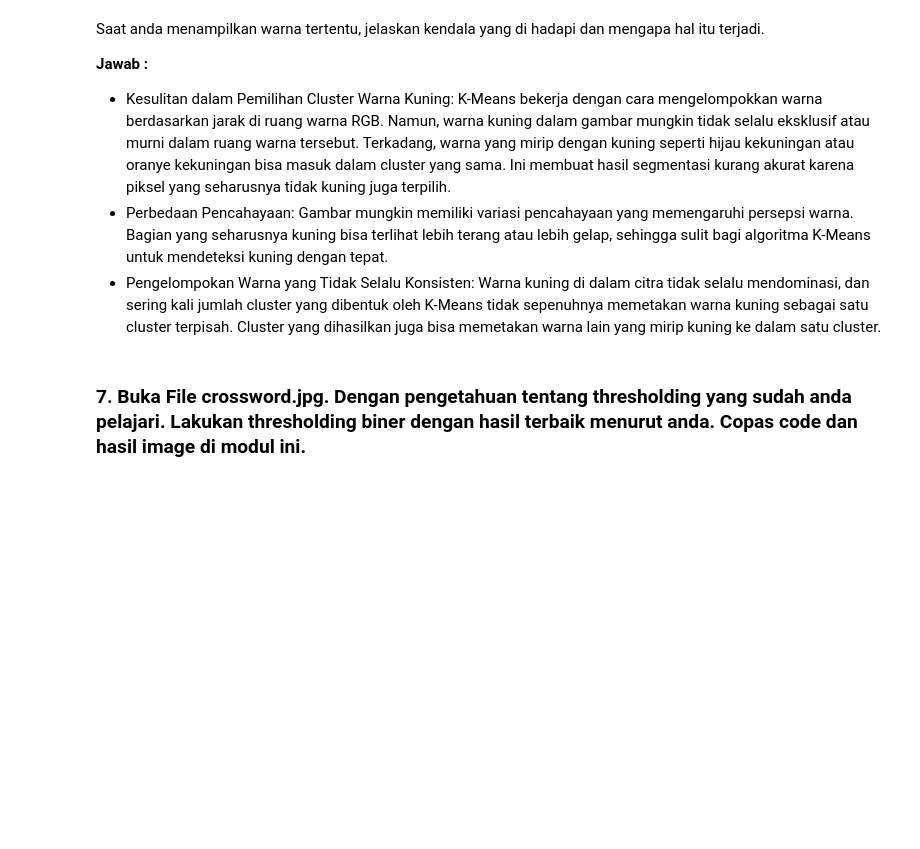
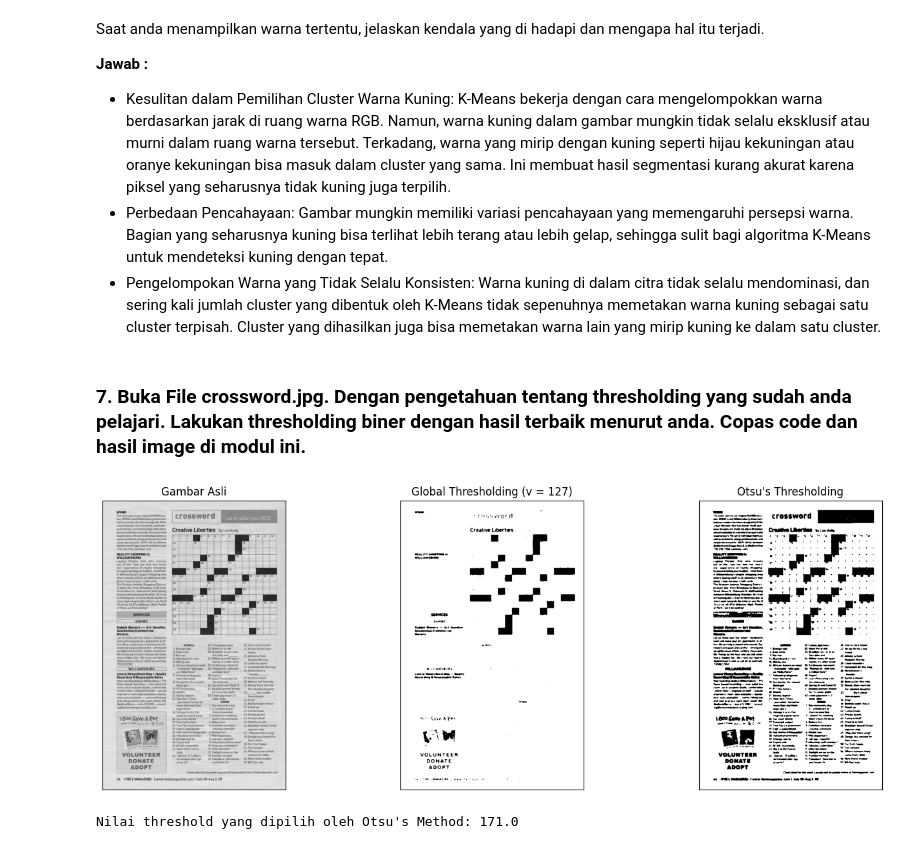
Before and after one commit to ZakiLazuardi987/PCVK_Ganjil_2024, a Jupyter notebook: Week10.ipynb, the cells around one changed output. Cells and saved outputs as stored; diff of their text form; code cells hidden in the pictures; blank space fills up the shorter version.

```diff
--- a/Week10.ipynb
+++ b/Week10.ipynb
@@ -255,3 +255,40 @@ Saat anda menampilkan warna tertentu, jelaskan kendala yang di hadapi dan mengap
 *   Pengelompokan Warna yang Tidak Selalu Konsisten: Warna kuning di dalam citra tidak selalu mendominasi, dan sering kali jumlah cluster yang dibentuk oleh K-Means tidak sepenuhnya memetakan warna kuning sebagai satu cluster terpisah. Cluster yang dihasilkan juga bisa memetakan warna lain yang mirip kuning ke dalam satu cluster.
 # %% [markdown]
 ### **7.	Buka File crossword.jpg. Dengan pengetahuan tentang thresholding yang sudah anda pelajari. Lakukan thresholding biner dengan hasil terbaik menurut anda. Copas code dan hasil image di modul ini.**
+# %%
+import cv2 as cv
+import matplotlib.pyplot as plt
+
+# Load the crossword image
+img = cv.imread('/content/drive/MyDrive/Tugas PCVK/Images/crossword.jpg', 0)
+
+# Gaussian blur untuk mengurangi noise
+blur = cv.GaussianBlur(img, (5, 5), 0)
+
+# Global Thresholding
+thresh_value = 127  # Threshold global ditentukan secara manual
+ret1, th1 = cv.threshold(blur, thresh_value, 255, cv.THRESH_BINARY)
+
+# Otsu's Thresholding (tanpa menentukan threshold manual)
+ret2, th2 = cv.threshold(blur, 0, 255, cv.THRESH_BINARY + cv.THRESH_OTSU)
+
+# Menampilkan hasil
+titles = ['Gambar Asli', 'Global Thresholding (v = 127)', "Otsu's Thresholding"]
+images = [img, th1, th2]
+
+plt.figure(figsize=(15,5))
+
+for i in range(3):
+    plt.subplot(1,3,i+1)
+    plt.imshow(images[i], 'gray')
+    plt.title(titles[i])
+    plt.xticks([]), plt.yticks([])
+
+plt.tight_layout()
+plt.show()
+
+# Mencetak nilai threshold Otsu yang dipilih secara otomatis
+print(f"Nilai threshold yang dipilih oleh Otsu's Method: {ret2}")
+# %% [output]
+[figure, added]
+Nilai threshold yang dipilih oleh Otsu's Method: 171.0
```
